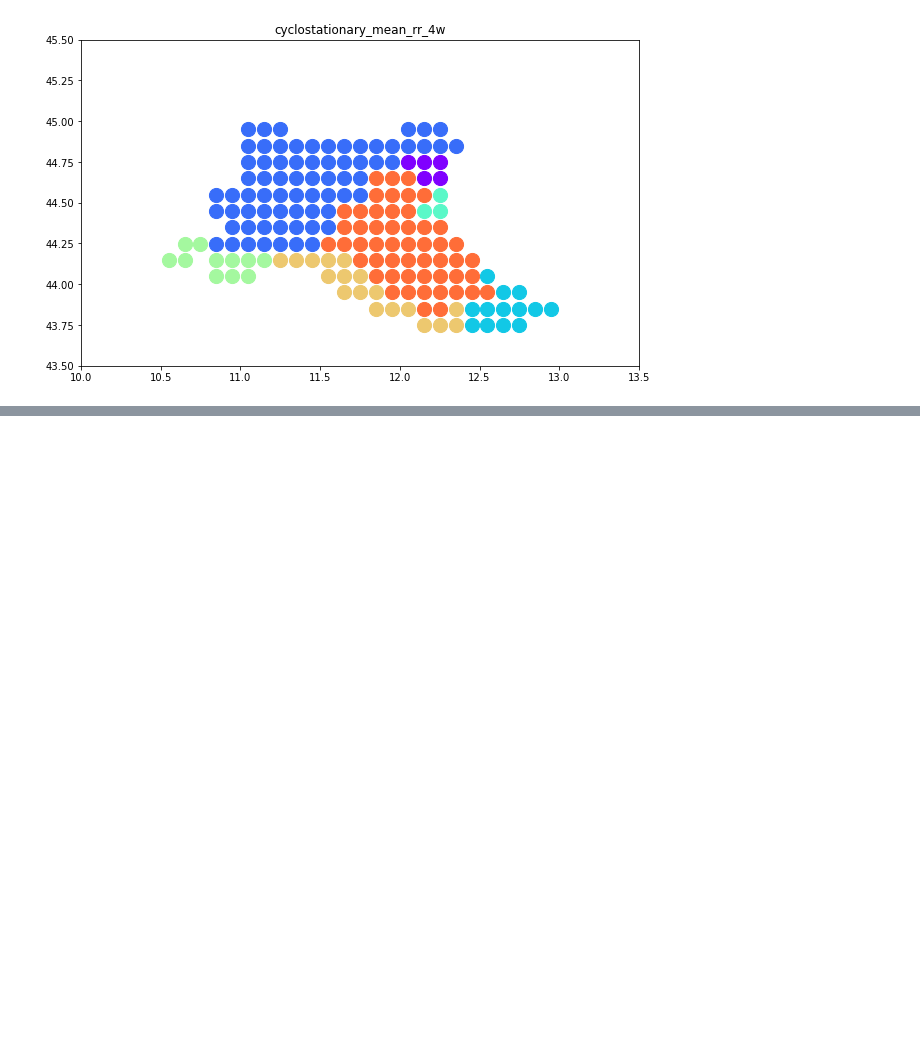
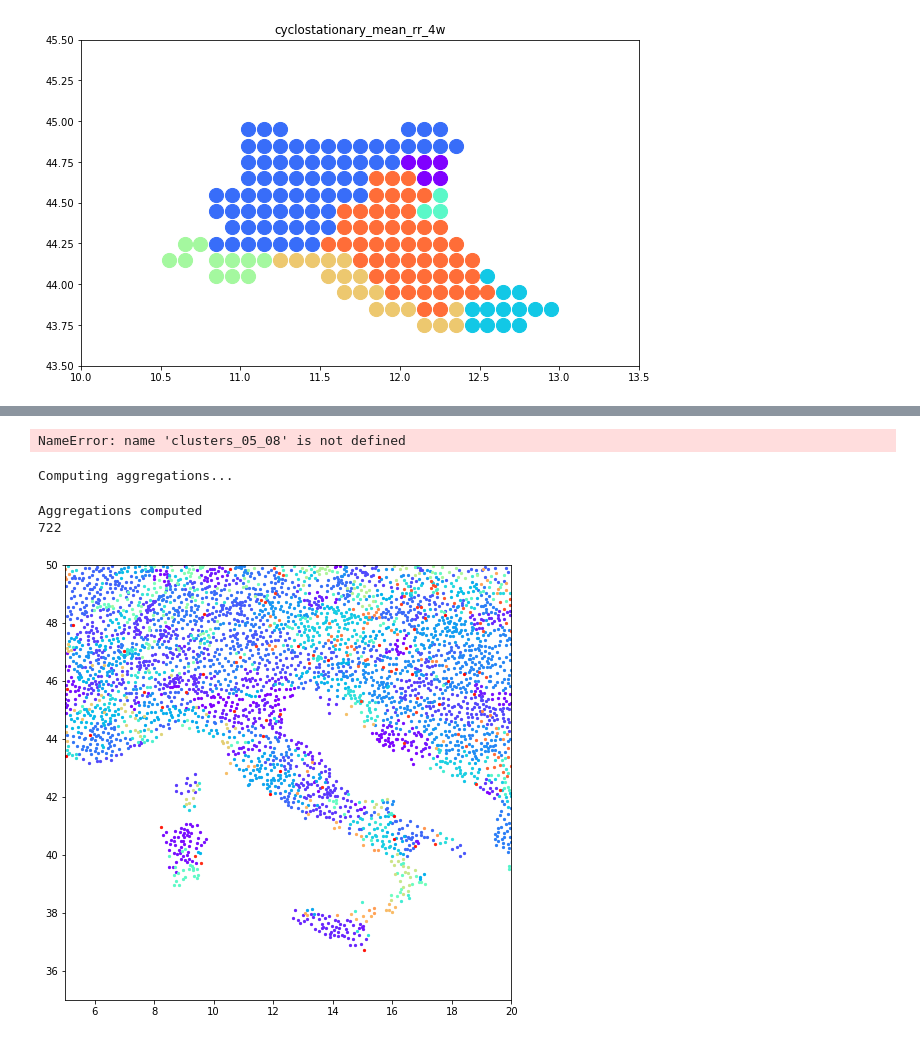
Before and after one commit to climateintelligence/Droughts, a Jupyter notebook: Andrés/notebooks/correlation_clustering.ipynb, the cells around one changed output, grey strips where cells are left out. Drawn from its saved outputs; the diff is of its cells as text; code cells hidden in the pictures; blank space fills up the shorter version.

```diff
--- a/Andrés/notebooks/correlation_clustering.ipynb
+++ b/Andrés/notebooks/correlation_clustering.ipynb
@@ -65,0 +106,9 @@ plot_clusters(output, xmin=10, xmax=13.5, ymin=43.5, ymax=45.5)
+# %%
+transposed_df = df.T
+transposed_df
+# Create a new DataFrame with the transposed data and desired column names
+new_df = pd.DataFrame(transposed_df.values, columns=['mean_' + str(transposed_df.iloc[0, i]) + '_' + str(transposed_df.iloc[1, i]) for i in range(len(transposed_df.columns))])
+
+# Drop the first two rows (x and y)
+new_df.drop([0, 1], inplace=True)
+new_df.reset_index(drop=True, inplace=True)
@@ -65,0 +128,13 @@ plot_clusters(output, xmin=10, xmax=13.5, ymin=43.5, ymax=45.5)
+# %%
+plot_clusters(clusters_05_08, figsize=(8,8), s=5, xmin=5, xmax=20, ymin=35, ymax=50)
+# %% [output]
+NameError: name 'clusters_05_08' is not defined
+# %%
+clusters_05_09 = CorrelationClustering(new_df, neighbors_05).compute_clusters(threshold=0.9)
+print(len(clusters_05_09))
+plot_clusters(clusters_05_09, figsize=(8,8), s=5, xmin=5, xmax=20, ymin=35, ymax=50)
+# %% [output]
+Computing aggregations...
+Aggregations computed
+722
+[figure, added]
```
Also changed, not shown: parts of 19 cells of this notebook, 4 other files.
